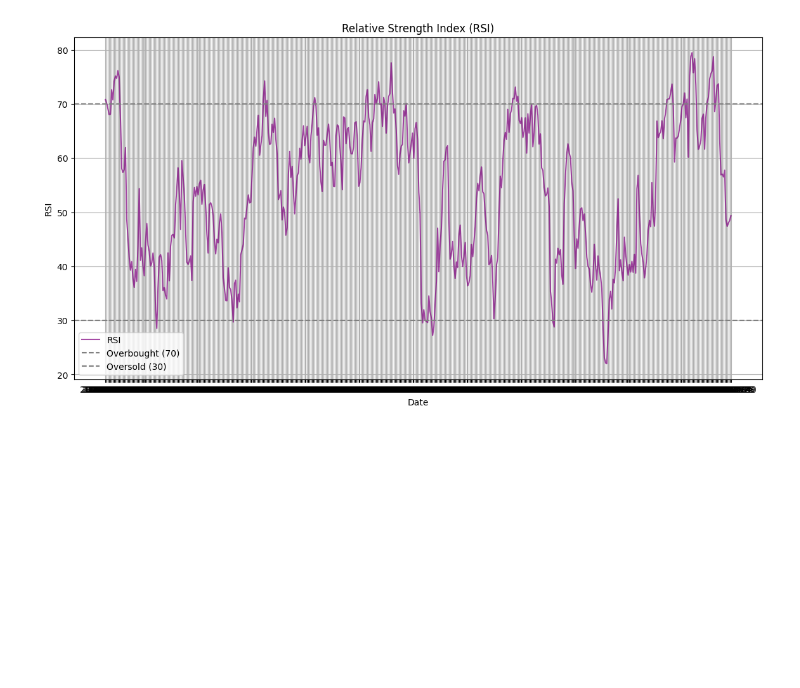
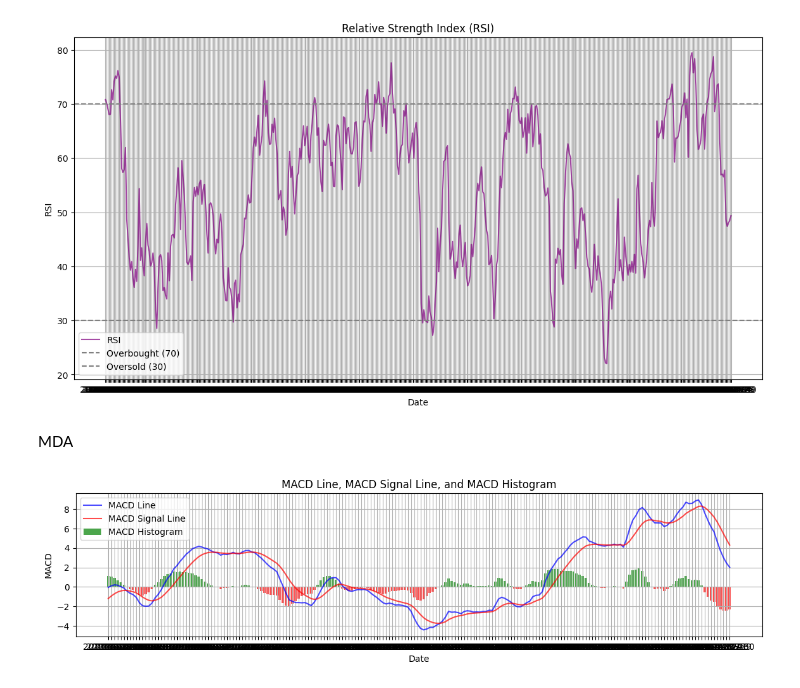
Before and after one commit to J0-Y0/stock_market_data_analysis, a Jupyter notebook: notebooks/yfinance_analysis.ipynb, the cells around one changed output. Saved outputs shown, nothing was run; the diff lists cells and outputs as text; code cells hidden in the pictures; blank space fills up the shorter version.

Commit message:
MACD  analysis

```diff
--- a/notebooks/yfinance_analysis.ipynb
+++ b/notebooks/yfinance_analysis.ipynb
@@ -30,6 +30,10 @@ df.describe()
 moving average trading signal based on the last 100 says , AS A SHORT term traders
 # %%
 df["SMA_100"] = ta.SMA(df["Close"], timeperiod=100)
+# Calculate EMA (Exponential Moving Average)
+df["EMA_12"] = ta.EMA(df["Close"], timeperiod=12)
+df["EMA_26"] = ta.EMA(df["Close"], timeperiod=26)
+
 plt.figure(figsize=(10, 5))
 plt.plot(df["Close"].iloc[-500:], label="Close Price", color="blue", alpha=0.7)
 plt.plot(df["SMA_100"].iloc[-500:], label="100-day SMA", color="orange", alpha=0.7)
@@ -57,3 +61,32 @@ plt.grid(True)
 plt.show()
 # %% [output]
 [figure]
+# %% [markdown]
+MDA
+# %%
+df["MACD_Line"], df["MACD_Signal"], df["MACD_Histogram"] = ta.MACD(
+    df["Close"], fastperiod=12, slowperiod=26, signalperiod=9
+)
+
+# Plot MACD and MACD Signal
+plt.figure(figsize=(14, 10))
+
+plt.subplot(3, 1, 3)
+plt.plot(df["MACD_Line"].iloc[-200:], label="MACD Line", color="blue", alpha=0.7)
+plt.plot(
+    df["MACD_Signal"].iloc[-200:], label="MACD Signal Line", color="red", alpha=0.7
+)
+plt.bar(
+    df.iloc[-200:].index,
+    df["MACD_Histogram"].iloc[-200:],
+    color=["green" if x >= 0 else "red" for x in df["MACD_Histogram"].iloc[-200:]],
+    label="MACD Histogram",
+    alpha=0.7,
+)
+plt.title("MACD Line, MACD Signal Line, and MACD Histogram")
+plt.xlabel("Date")
+plt.ylabel("MACD")
+plt.legend()
+plt.grid(True)
+# %% [output]
+[figure, added]
```
